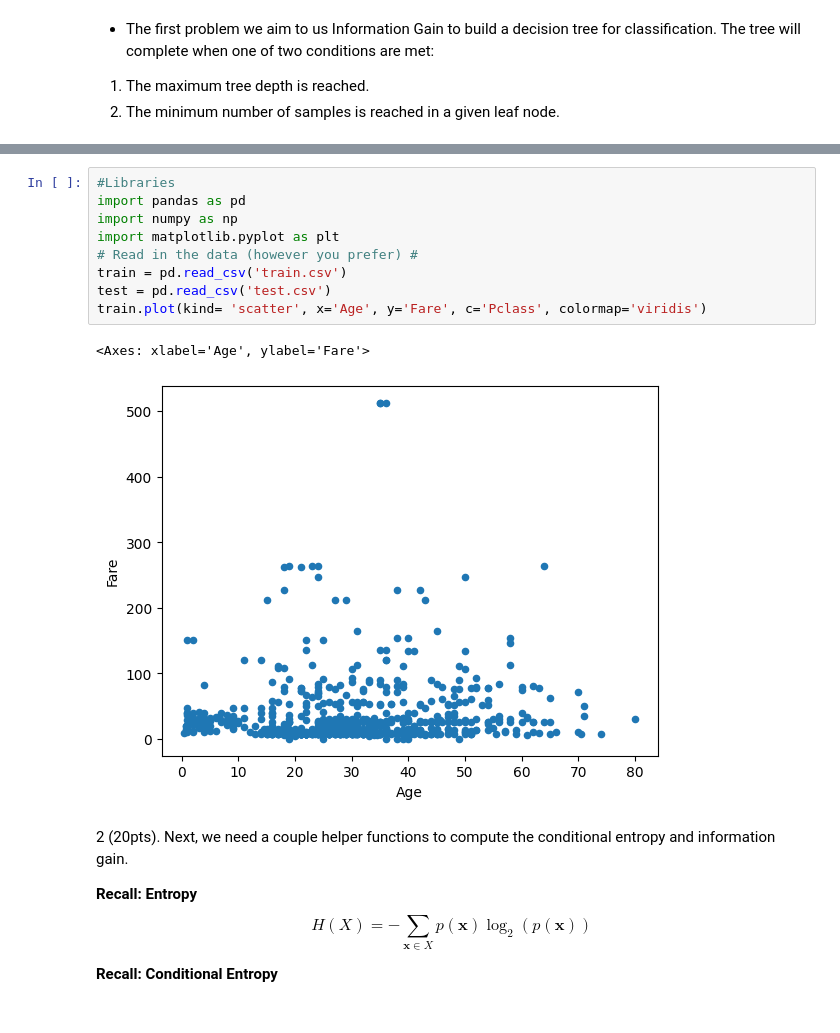
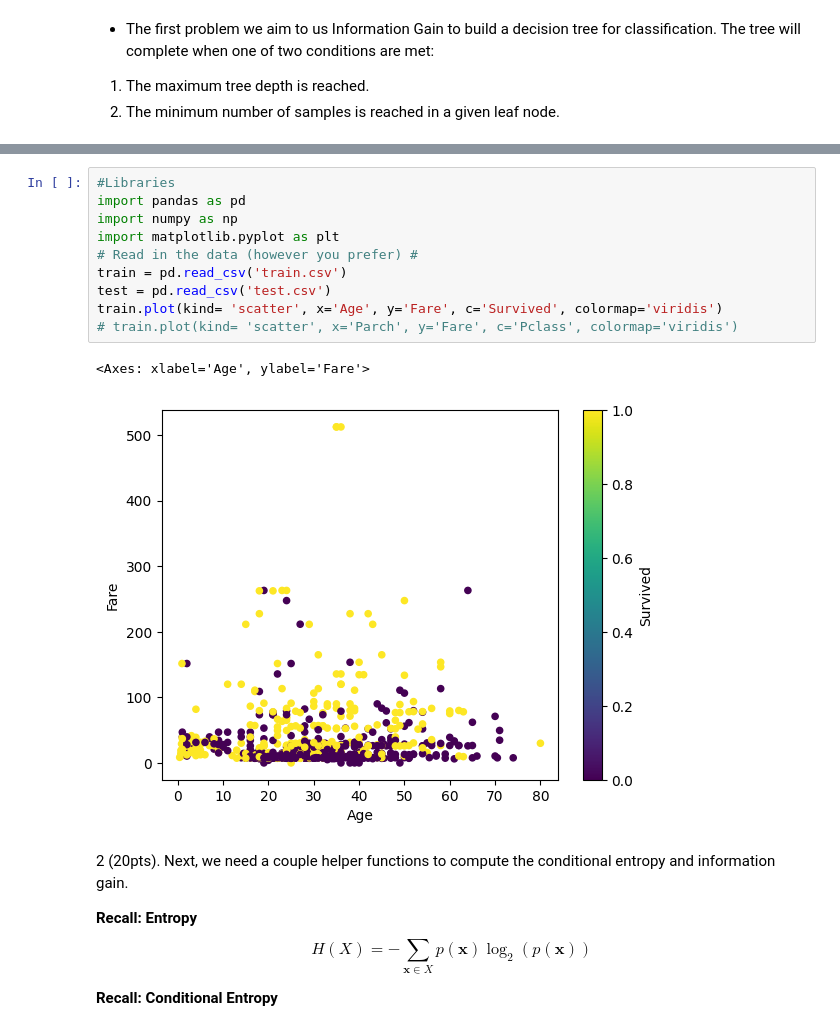
Before and after one commit to dyl80/Project-4_2026, a Jupyter notebook: Project4.ipynb, the cells around one changed output, grey strips where cells are left out. Cells and saved outputs as stored; diff of their text form.

```diff
--- a/Project4.ipynb
+++ b/Project4.ipynb
@@ -29,15 +29,16 @@
 # %%
 #Libraries
 import pandas as pd
 import numpy as np
 import matplotlib.pyplot as plt
 # Read in the data (however you prefer) #
 train = pd.read_csv('train.csv')
 test = pd.read_csv('test.csv')
-train.plot(kind= 'scatter', x='Age', y='Fare', c='Pclass', colormap='viridis')
+train.plot(kind= 'scatter', x='Age', y='Fare', c='Survived', colormap='viridis')
+# train.plot(kind= 'scatter', x='Parch', y='Fare', c='Pclass', colormap='viridis')
 # %% [output]
 <Axes: xlabel='Age', ylabel='Fare'>
-[figure, old version]
+[figure, new version]
 # %% [markdown]
 2 (20pts). Next, we need a couple helper functions to compute the conditional entropy and information gain.
 
```
Also changed, not shown: parts of 1 cell of this notebook.
